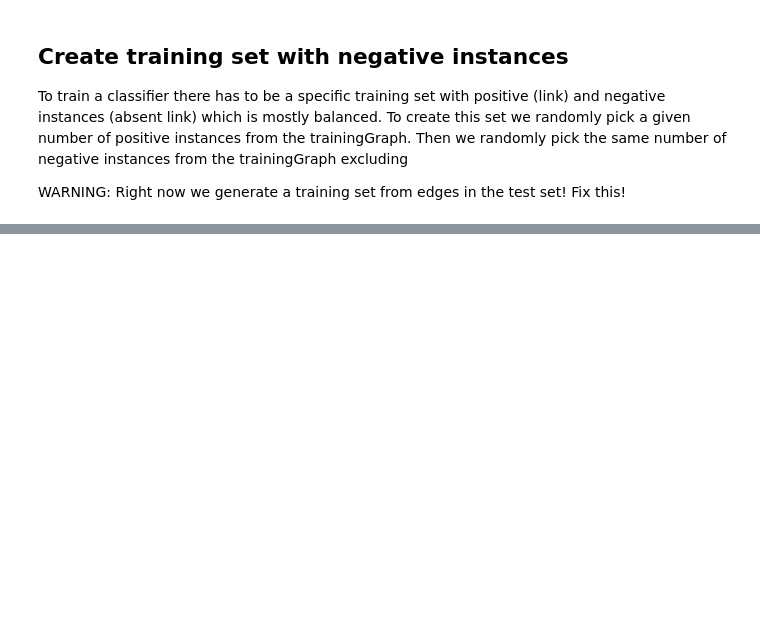
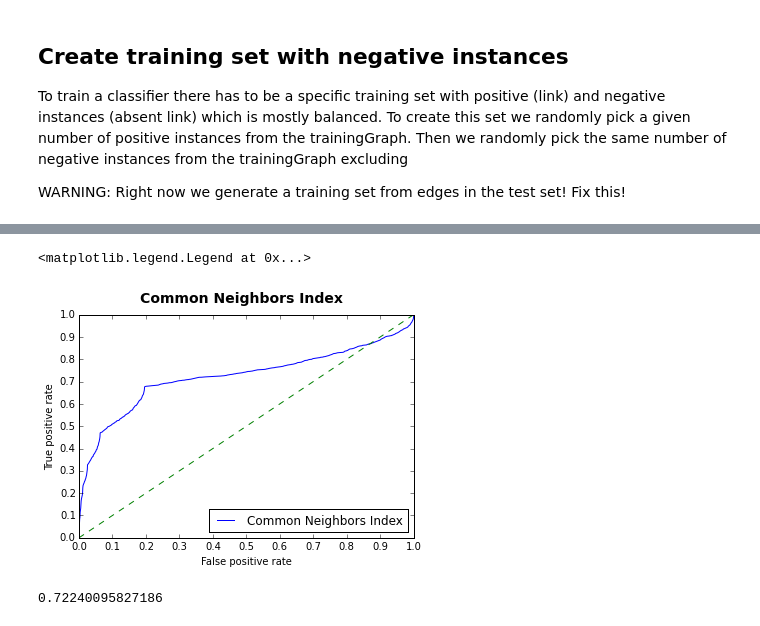
Before and after one commit to kit-parco/networkit-hyperbolic-kd, a Jupyter notebook: Doc/Notebooks/LinkPrediction.ipynb, the cells around one changed output, grey strips where cells are left out. Saved outputs shown, nothing was run; the diff lists cells and outputs as text; code cells hidden in the pictures; blank space fills up the shorter version.

```diff
--- a/Doc/Notebooks/LinkPrediction.ipynb
+++ b/Doc/Notebooks/LinkPrediction.ipynb
@@ -190,10 +118,0 @@ print("%s seconds" % (time.time() - start_time))
-# %%
-roc = linkprediction.ROCMetric(partitionedGraph[1], dyadScorePairs)
-roc.generatePoints()
-points = roc.getPoints()
-plt.suptitle("Jaccard Index", fontsize=14, fontweight="bold")
-plt.xlabel("False positive rate")
-plt.ylabel("True positive rate")
-plt.axis([0, 1, 0, 1])
-plt.plot(points[0], points[1])
-plt.plot([0, 1], [0, 1])
@@ -229,10 +118,0 @@ print("%s seconds" % (time.time() - start_time))
-# %%
-roc = linkprediction.ROCMetric(partitionedGraph[1], dyadScorePairs)
-roc.generatePoints()
-points = roc.getPoints()
-plt.suptitle("Preferential Attachment Index", fontsize=14, fontweight="bold")
-plt.xlabel("False positive rate")
-plt.ylabel("True positive rate")
-plt.axis([0, 1, 0, 1])
-plt.plot(points[0], points[1])
-plt.plot([0, 1], [0, 1])
@@ -268,10 +118,0 @@ print("%s seconds" % (time.time() - start_time))
-# %%
-roc = linkprediction.ROCMetric(partitionedGraph[1], dyadScorePairs)
-roc.generatePoints()
-points = roc.getPoints()
-plt.suptitle("Adamic/Adar Index", fontsize=14, fontweight="bold")
-plt.xlabel("False positive rate")
-plt.ylabel("True positive rate")
-plt.axis([0, 1, 0, 1])
-plt.plot(points[0], points[1])
-plt.plot([0, 1], [0, 1])
@@ -344,0 +143,18 @@ Below is the traceback from this internal error.
+# %%
+X, Y = roc.getCurve(predictions)
+plt.suptitle("Common Neighbors Index", fontsize=14, fontweight="bold")
+plt.xticks([z / 10 for z in range(11)])
+plt.yticks([z / 10 for z in range(11)])
+plt.xlabel("False positive rate")
+plt.ylabel("True positive rate")
+plt.axis([0, 1, 0, 1])
+curve, = plt.plot(X, Y, label="Common Neighbors Index")
+plt.plot([0, 1], [0, 1], ls='--')
+plt.legend(handles=[curve], loc=4)
+# %% [output]
+<matplotlib.legend.Legend at 0x...>
+[figure, added]
+# %%
+roc.getAreaUnderCurve()
+# %% [output]
+0.72240095827186
```
Also changed, not shown: parts of 74 cells of this notebook, 10 other files.
